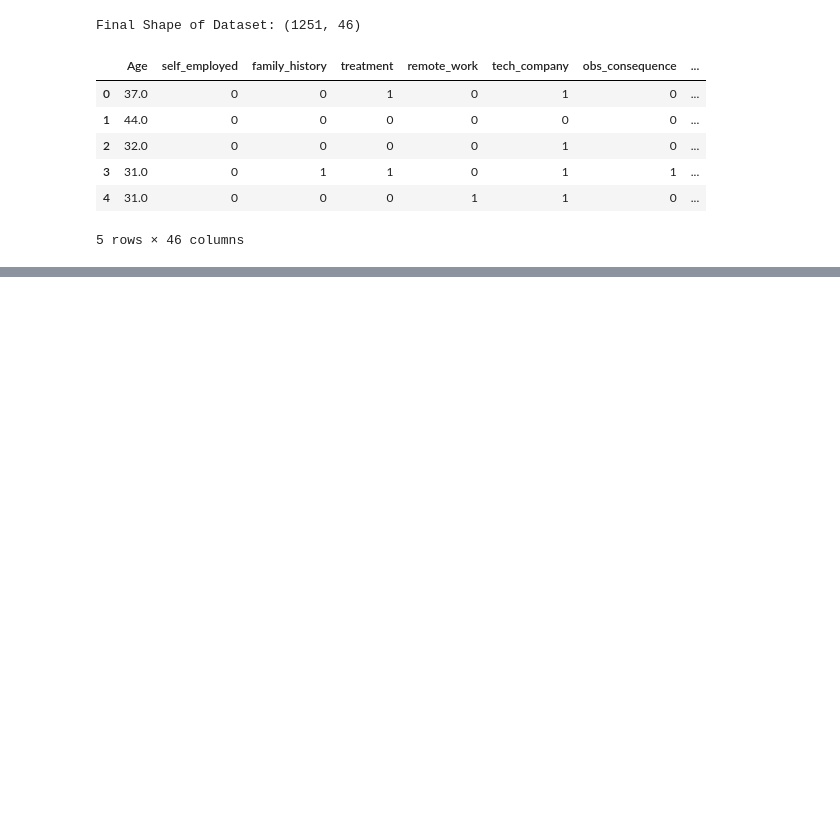
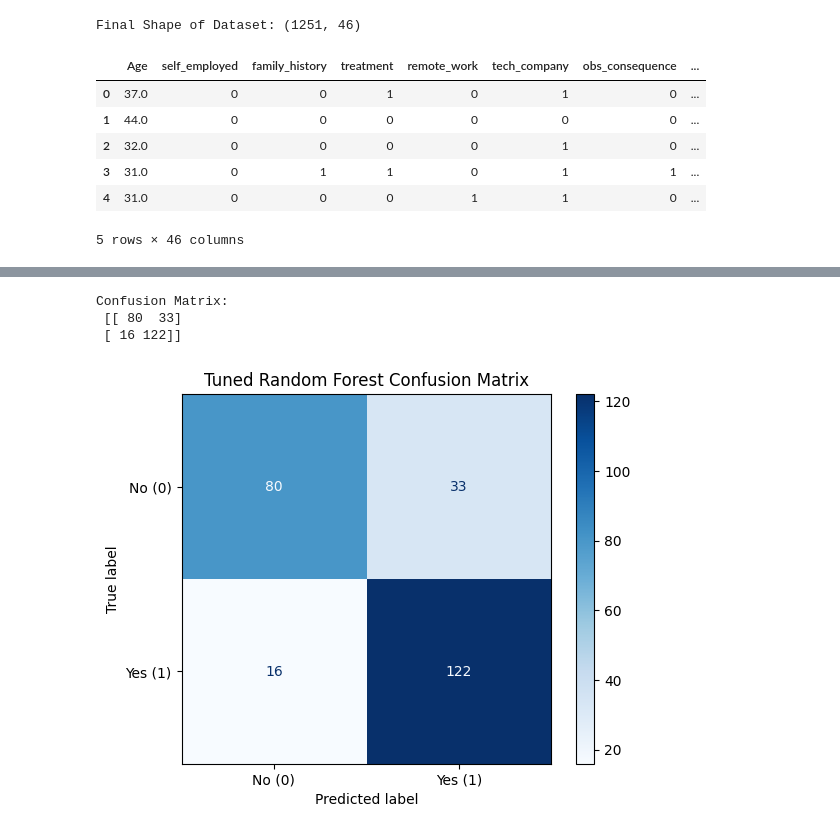
Before and after one commit to Aswathy-Nair-MP/Mental-health-tech-prediction, a Jupyter notebook: mental-health-tech-prediction.ipynb, the cells around one changed output, grey strips where cells are left out. Drawn from its saved outputs; the diff is of its cells as text; code cells hidden in the pictures; blank space fills up the shorter version.

Commit message:
Updated notebook with Random Forest tuning and evaluation

```diff
--- a/mental-health-tech-prediction.ipynb
+++ b/mental-health-tech-prediction.ipynb
@@ -404,0 +506,10 @@ Final Shape of Dataset: (1251, 46)
+# %%
+from sklearn.ensemble import RandomForestClassifier
+from sklearn.metrics import accuracy_score
+
+model_rf = RandomForestClassifier(random_state=42)
+
+model_rf.fit(X_train_scaled, y_train)
+
+y_pred_rf = model_rf.predict(X_test_scaled)
+print("Random Forest Accuracy:", accuracy_score(y_test, y_pred_rf))
@@ -404,0 +544,14 @@ Final Shape of Dataset: (1251, 46)
+# %%
+
+model_rf_tuned = RandomForestClassifier(
+    n_estimators=100,
+    max_depth=10,
+    min_samples_split=5,
+    random_state=42
+)
+
+model_rf_tuned.fit(X_train_scaled, y_train)
+
+# Accuracy check cheyyunnu
+print("Tuned Training Accuracy:", model_rf_tuned.score(X_train_scaled, y_train))
+print("Tuned Testing Accuracy:", model_rf_tuned.score(X_test_scaled, y_test))
@@ -404,0 +561,5 @@ Final Shape of Dataset: (1251, 46)
+# %%
+y_pred_rf_tuned = model_rf_tuned.predict(X_test_scaled)
+
+print("--- Tuned Random Forest Report ---")
+print(classification_report(y_test, y_pred_rf_tuned))
@@ -404,0 +576,17 @@ Final Shape of Dataset: (1251, 46)
+# %%
+from sklearn.metrics import confusion_matrix, ConfusionMatrixDisplay
+import matplotlib.pyplot as plt
+
+
+cm = confusion_matrix(y_test, y_pred_rf_tuned)
+print("Confusion Matrix:\n", cm)
+
+disp = ConfusionMatrixDisplay(confusion_matrix=cm, display_labels=['No (0)', 'Yes (1)'])
+disp.plot(cmap=plt.cm.Blues)
+plt.title("Tuned Random Forest Confusion Matrix")
+plt.show()
+# %% [output]
+Confusion Matrix:
+ [[ 80  33]
+ [ 16 122]]
+[figure, added]
```
Also changed, not shown: parts of 19 cells of this notebook.
